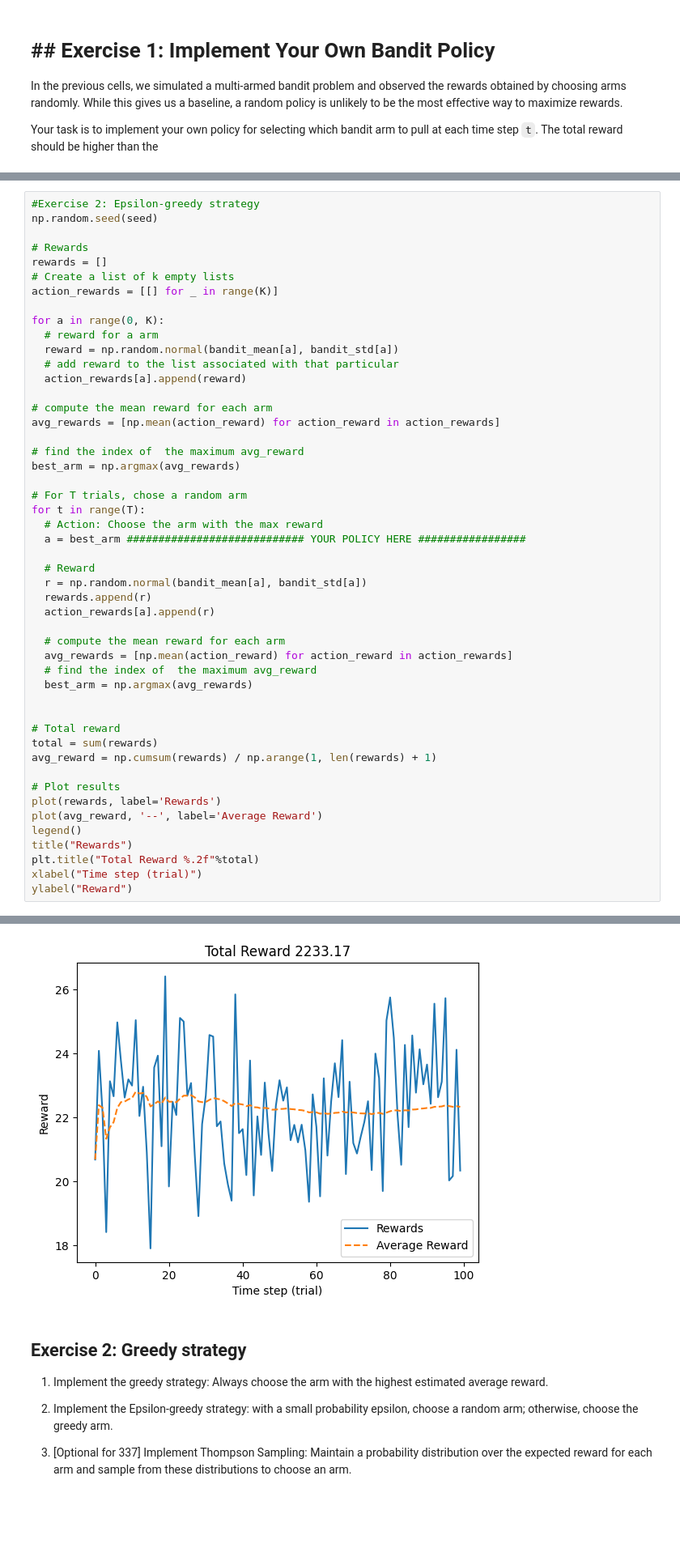
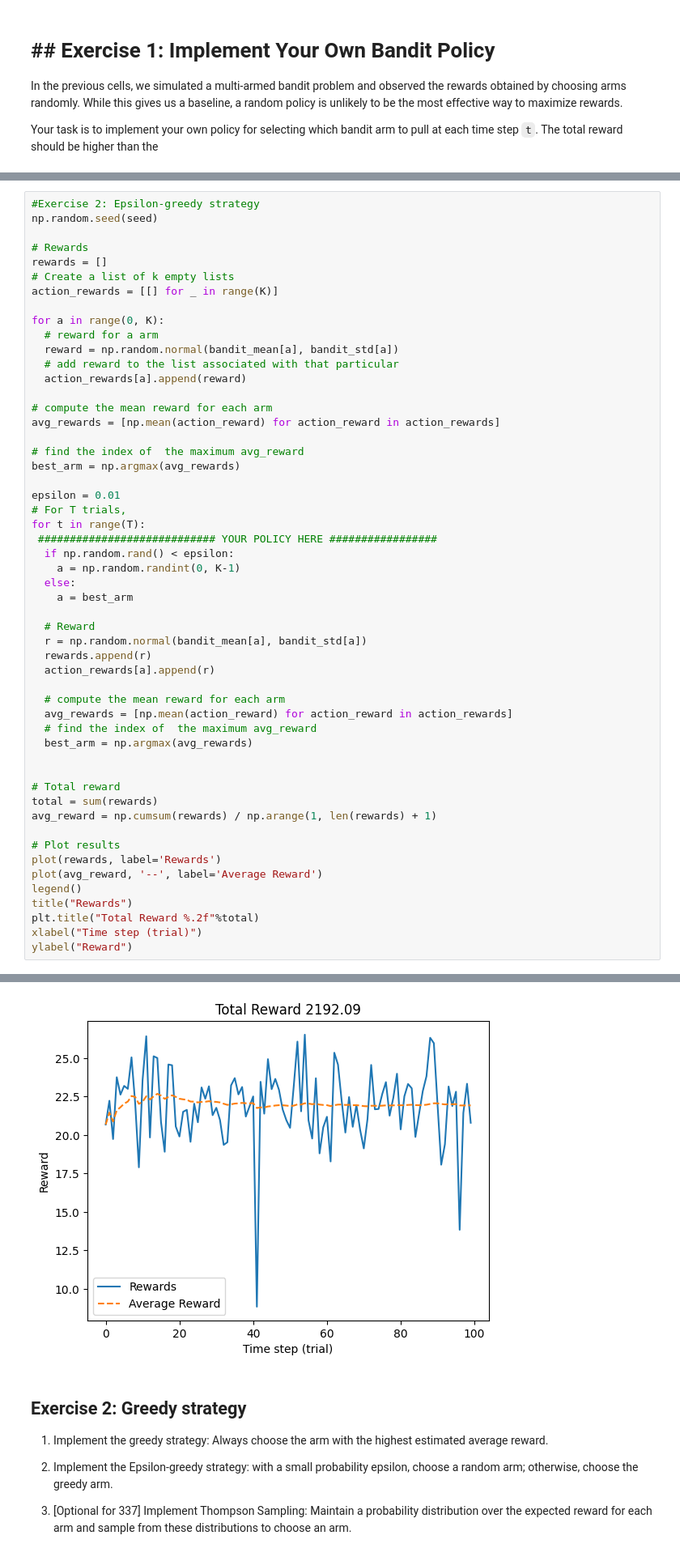
Before and after one commit to vap326/cse337, a Jupyter notebook: lab1-bandit.ipynb, the cells around one changed output, grey strips where cells are left out. Shown at 81% size. Drawn from its saved outputs; the diff is of its cells as text; blank space fills up the shorter version.

```diff
--- a/lab1-bandit.ipynb
+++ b/lab1-bandit.ipynb
@@ -157,37 +157,41 @@ avg_rewards = [np.mean(action_reward) for action_reward in action_rewards]
 # find the index of  the maximum avg_reward
 best_arm = np.argmax(avg_rewards)
 
-# For T trials, chose a random arm
+epsilon = 0.01
+# For T trials,
 for t in range(T):
-  # Action: Choose the arm with the max reward
-  a = best_arm ############################ YOUR POLICY HERE #################
+ ############################ YOUR POLICY HERE #################
+  if np.random.rand() < epsilon:
+    a = np.random.randint(0, K-1)
+  else:
+    a = best_arm
 
   # Reward
   r = np.random.normal(bandit_mean[a], bandit_std[a])
   rewards.append(r)
   action_rewards[a].append(r)
 
   # compute the mean reward for each arm
   avg_rewards = [np.mean(action_reward) for action_reward in action_rewards]
   # find the index of  the maximum avg_reward
   best_arm = np.argmax(avg_rewards)
 
 
 # Total reward
 total = sum(rewards)
 avg_reward = np.cumsum(rewards) / np.arange(1, len(rewards) + 1)
 
 # Plot results
 plot(rewards, label='Rewards')
 plot(avg_reward, '--', label='Average Reward')
 legend()
 title("Rewards")
 plt.title("Total Reward %.2f"%total)
 xlabel("Time step (trial)")
 ylabel("Reward")
 # %% [output]
 Text(0, 0.5, 'Reward')
-[figure, old version]
+[figure, new version]
 # %% [markdown]
 ## Exercise 2: Greedy strategy
 
```
Also changed, not shown: parts of 2 cells of this notebook.
